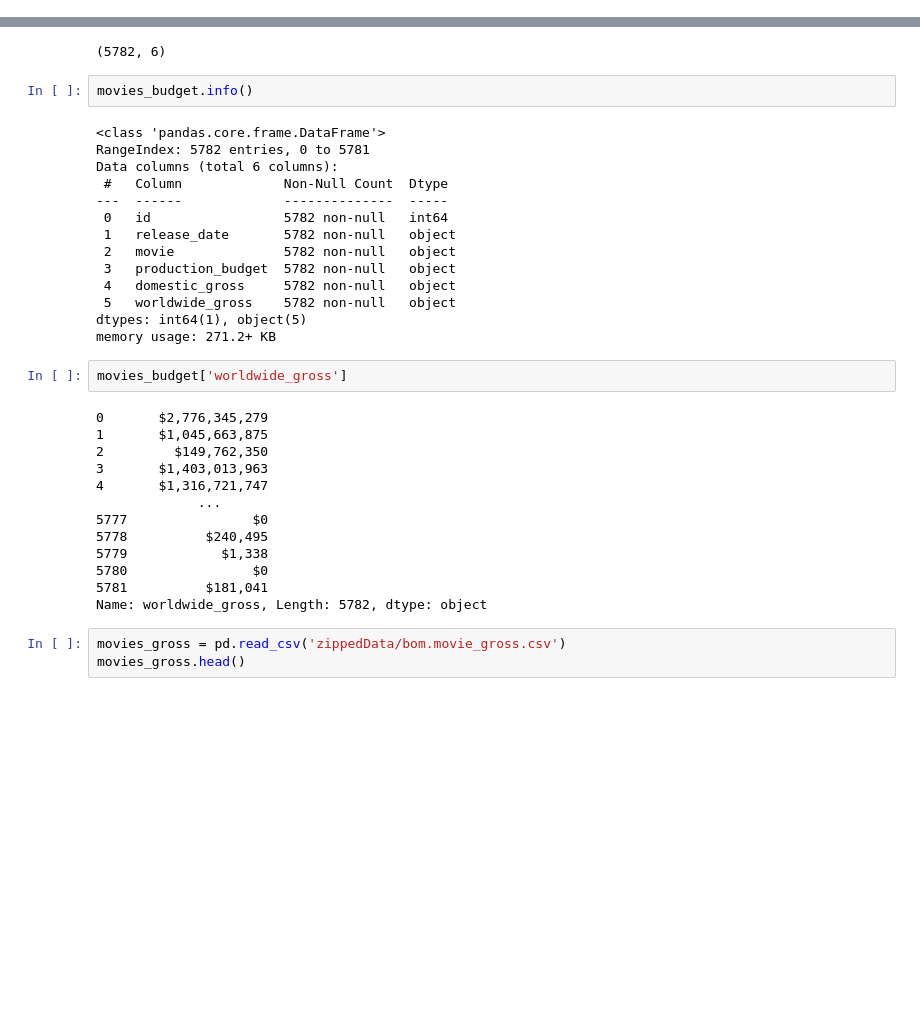
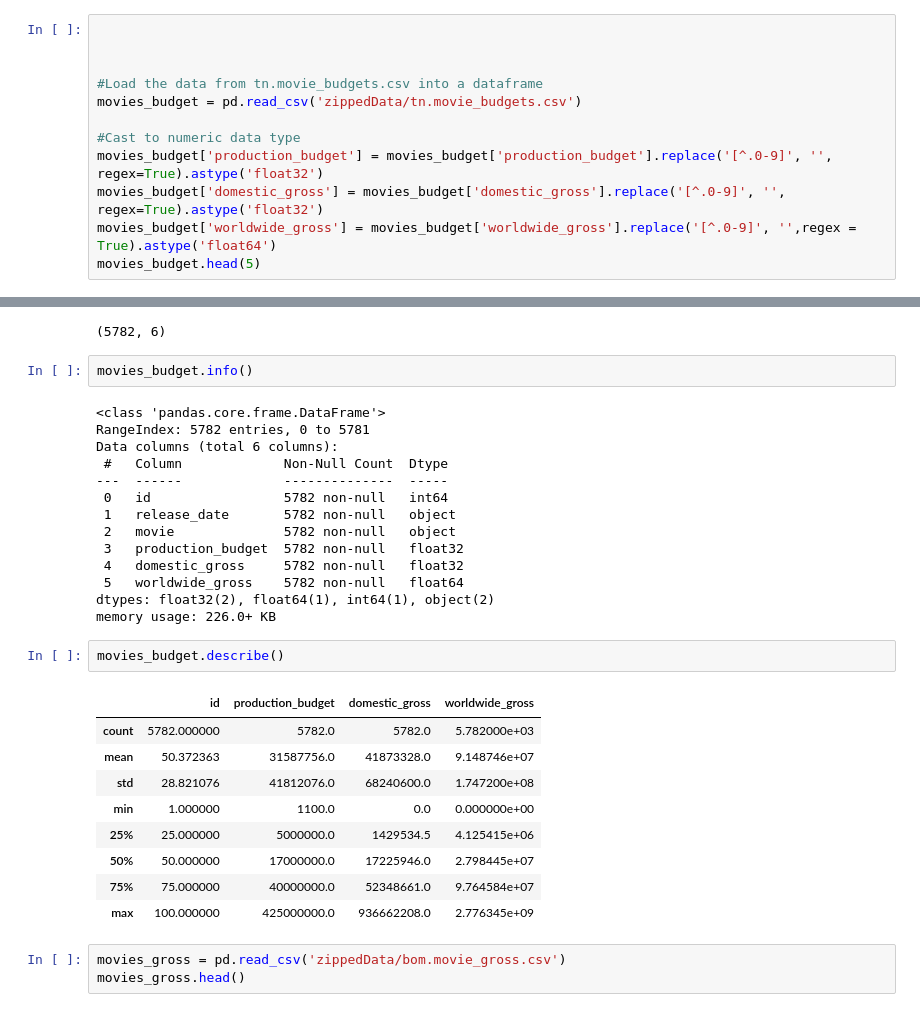
Before and after one commit to MendozaMellah/dsc-phase-1-project-v2-4, a Jupyter notebook: student.ipynb, the cells around one changed output, grey strips where cells are left out. Drawn from its saved outputs; the diff is of its cells as text; blank space fills up the shorter version.

```diff
--- a/student.ipynb
+++ b/student.ipynb
@@ -36,0 +27,12 @@ movies_budget.head(5)
+# %%
+
+
+
+#Load the data from tn.movie_budgets.csv into a dataframe
+movies_budget = pd.read_csv('zippedData/tn.movie_budgets.csv')
+
+#Cast to numeric data type
+movies_budget['production_budget'] = movies_budget['production_budget'].replace('[^.0-9]', '', regex=True).astype('float32')
+movies_budget['domestic_gross'] = movies_budget['domestic_gross'].replace('[^.0-9]', '', regex=True).astype('float32')
+movies_budget['worldwide_gross'] = movies_budget['worldwide_gross'].replace('[^.0-9]', '',regex = True).astype('float64')
+movies_budget.head(5)
@@ -49,26 +58,23 @@ Data columns (total 6 columns):
  0   id                 5782 non-null   int64
  1   release_date       5782 non-null   object
  2   movie              5782 non-null   object
- 3   production_budget  5782 non-null   object
- 4   domestic_gross     5782 non-null   object
- 5   worldwide_gross    5782 non-null   object
-dtypes: int64(1), object(5)
-memory usage: 271.2+ KB
+ 3   production_budget  5782 non-null   float32
+ 4   domestic_gross     5782 non-null   float32
+ 5   worldwide_gross    5782 non-null   float64
+dtypes: float32(2), float64(1), int64(1), object(2)
+memory usage: 226.0+ KB
 # %%
-movies_budget['worldwide_gross']
+movies_budget.describe()
 # %% [output]
-0       $2,776,345,279
-1       $1,045,663,875
-2         $149,762,350
-3       $1,403,013,963
-4       $1,316,721,747
-             ...
-5777                $0
-5778          $240,495
-5779            $1,338
-5780                $0
-5781          $181,041
-Name: worldwide_gross, Length: 5782, dtype: object
+|  | id | production_budget | domestic_gross | worldwide_gross |
+| count | 5782.000000 | 5782.0 | 5782.0 | 5.782000e+03 |
+| mean | 50.372363 | 31587756.0 | 41873328.0 | 9.148746e+07 |
+| std | 28.821076 | 41812076.0 | 68240600.0 | 1.747200e+08 |
+| min | 1.000000 | 1100.0 | 0.0 | 0.000000e+00 |
+| 25% | 25.000000 | 5000000.0 | 1429534.5 | 4.125415e+06 |
+| 50% | 50.000000 | 17000000.0 | 17225946.0 | 2.798445e+07 |
+| 75% | 75.000000 | 40000000.0 | 52348661.0 | 9.764584e+07 |
+| max | 100.000000 | 425000000.0 | 936662208.0 | 2.776345e+09 |
 # %%
 movies_gross = pd.read_csv('zippedData/bom.movie_gross.csv')
 movies_gross.head()
```
Also changed, not shown: parts of 11 cells of this notebook.
